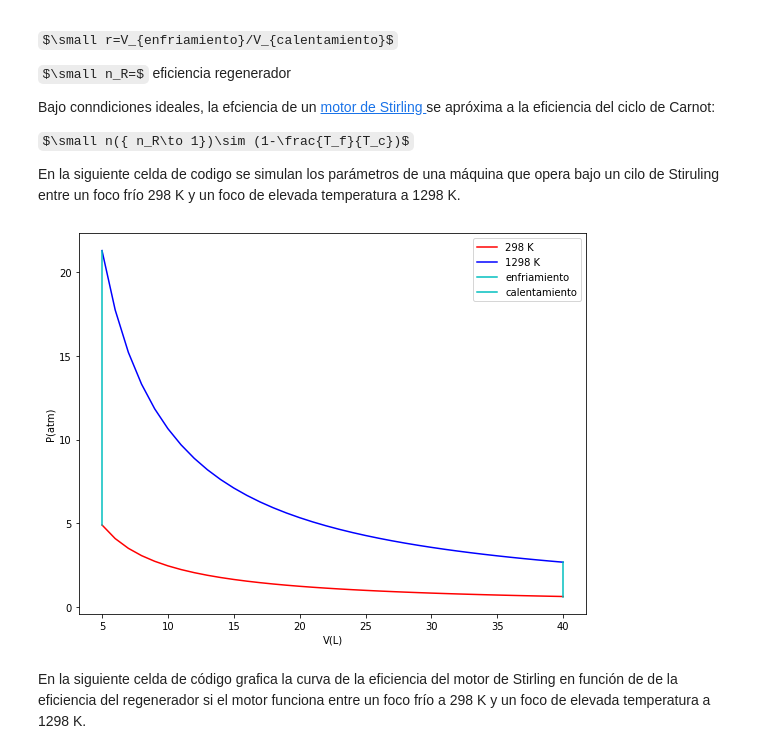
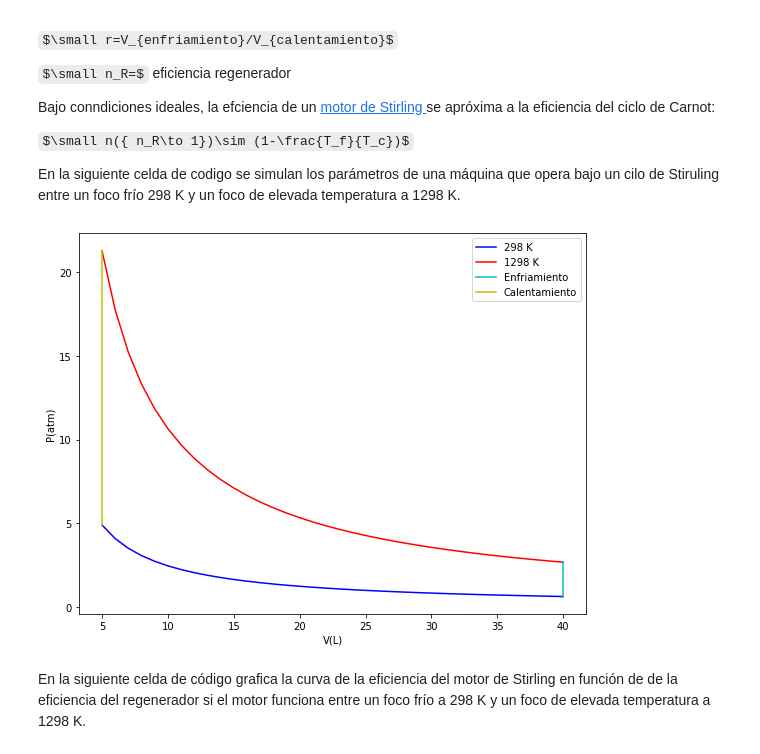
Before and after one commit to wavallejol/ColabChem2, a Jupyter notebook: Sesión8_MaquinaTermica.ipynb, the cells around one changed output. Drawn from its saved outputs; the diff is of its cells as text; code cells hidden in the pictures; some formulas as TeX source.

```diff
--- a/Sesión8_MaquinaTermica.ipynb
+++ b/Sesión8_MaquinaTermica.ipynb
@@ -118,30 +118,30 @@ En la siguiente celda de codigo se simulan los parámetros de una máquina que o
 # %%
 import numpy as np
 import matplotlib.pyplot as plt # importación de bibliotecas
 
 V= np.arange(5,41,1)     # definimos el rango de dstos del Volumen
 Tc=np.arange(298,1298,1)
 V2=np.ones(1000)*40
 V1=np.ones(1000)*5
 P1=0.08206*298/V           # determinamos la presión para cada valor de volumen
 P2=0.08206*1298/V
 P3=0.08206*Tc/40          # Enfriamiento isocórico
 P4=0.08206*Tc/5           # Calentamiento isocórico
 
 plt.figure(figsize=(20,7))
 plt.subplot(1,2,1)
 
-plt.plot(V,P1, "r", label="298 K")    # definimos los parametros para graficar la cruva PV
-plt.plot(V,P2, "b", label="1298 K")
-plt.plot(V2,P3, "c", label="enfriamiento")
-plt.plot(V1,P4, "c", label="calentamiento")
+plt.plot(V,P1, "b", label="298 K")    # definimos los parametros para graficar la cruva PV
+plt.plot(V,P2, "r", label="1298 K")
+plt.plot(V2,P3, "c", label="Enfriamiento")
+plt.plot(V1,P4, "y", label="Calentamiento")
 plt.ylabel('P(atm)')
 plt.xlabel('V(L)')
 plt.legend()
 
 plt.show()
 # %% [output]
-[figure, old version]
+[figure, new version]
 # %% [markdown]
 En la siguiente celda de código grafica la curva de la eficiencia del motor de Stirling en función de de la eficiencia del regenerador si el motor funciona entre un foco frío a 298 K y un foco de elevada temperatura a 1298 K.
 # %% [markdown]
```
